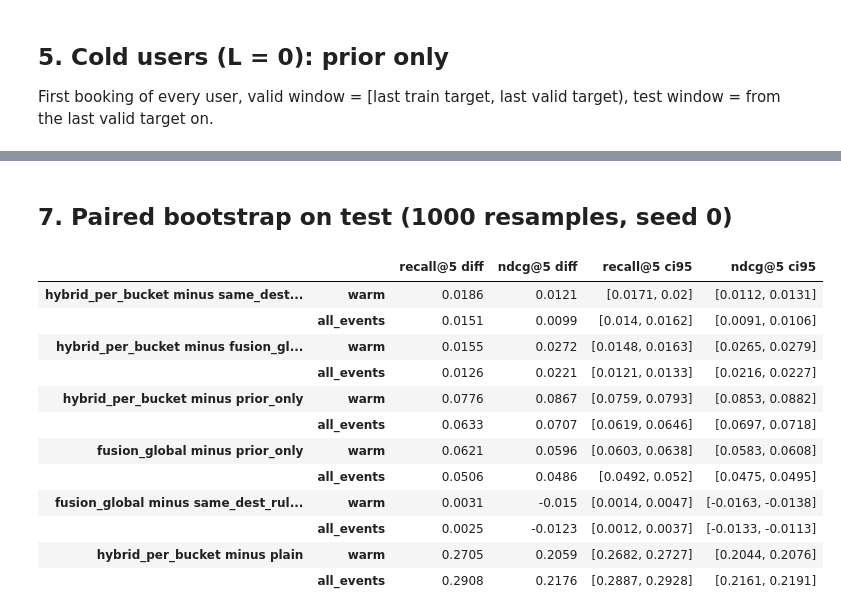
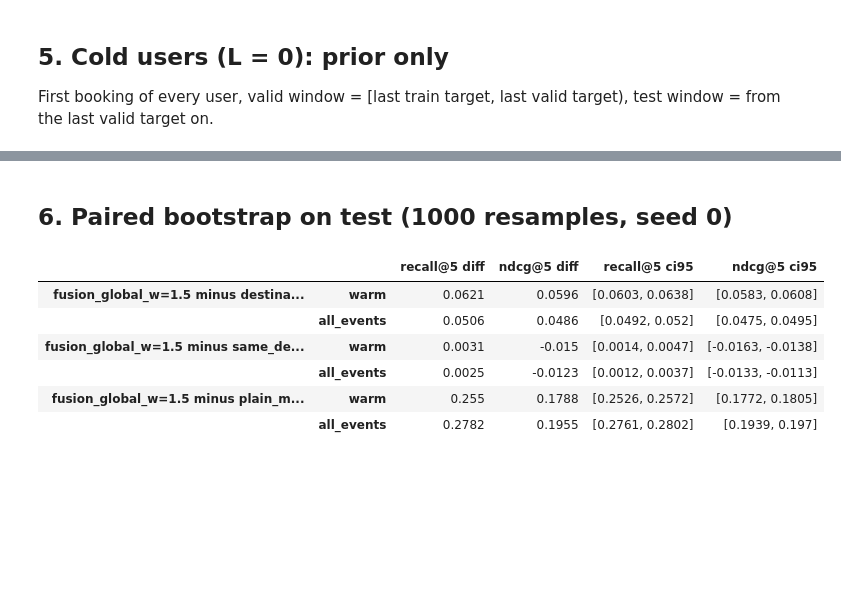
Before and after one commit to Quocker20/next-best-product-recommendation, a Jupyter notebook: notebooks/hospitality/smlp4rec/03_destination_prior.ipynb, the cells around one changed output, grey strips where cells are left out. Drawn from its saved outputs; the diff is of its cells as text; code cells hidden in the pictures; blank space fills up the shorter version.

```diff
--- a/notebooks/hospitality/smlp4rec/03_destination_prior_hybrid.ipynb
+++ b/notebooks/hospitality/smlp4rec/03_destination_prior.ipynb
@@ -205,15 +203,6 @@ def model_logp(a: dict, batch: int = 8192) -> np.ndarray:
         s[:, 0] = float("-inf")
         out.append(torch.log_softmax(s, dim=1).numpy())
     return np.concatenate(out)
-
-
-def same_dest_matrix(a: dict) -> np.ndarray:
-    """(n, n_items) sum of 0.7^age over past bookings of each cluster at the query destination."""
-    s = np.zeros((len(a["y"]), n_items), np.float32)
-    for j in range(a["seq"].shape[1]):
-        idx = np.flatnonzero((j < a["length"]) & (a["h_dest"][:, j] == a["q_dest"]))
-        s[idx, a["seq"][idx, j]] += RECENCY ** (a["length"][idx] - 1 - j)
-    return s
 
 
 def same_dest_rule(a: dict, prior: np.ndarray) -> np.ndarray:
@@ -238,9 +227,9 @@ def fused(ml, pr, w) -> np.ndarray:
     return ml + (w[:, None] if w.ndim else w) * pr
 
 
-ml, pr, sd = {}, {}, {}
+ml, pr = {}, {}
 for sp, a in arr.items():
-    ml[sp], pr[sp], sd[sp] = model_logp(a), prior_logp(a["q_dest"]), same_dest_matrix(a)
+    ml[sp], pr[sp] = model_logp(a), prior_logp(a["q_dest"])
 
 ref01 = json.loads((RUN_DIR / "metrics.json").read_text(encoding="utf-8"))
 for sp in arr:
@@ -468,43 +349,42 @@ TEST, all events (warm + cold)
 # %% [markdown]
-## 7. Paired bootstrap on test (1000 resamples, seed 0)
+## 6. Paired bootstrap on test (1000 resamples, seed 0)
 # %%
+FKEY = f"fusion_global_w={best_global_w}"
 COMPARISONS = [
-    ("hybrid_per_bucket", "same_dest_rule (no model)"),
-    ("hybrid_per_bucket", "fusion_global"),
-    ("hybrid_per_bucket", "prior_only"),
-    ("fusion_global", "prior_only"),
-    ("fusion_global", "same_dest_rule (no model)"),
-    ("hybrid_per_bucket", "plain"),
+    (FKEY, "destination_prior_only"),
+    (FKEY, "same_dest_history_then_prior"),
+    (FKEY, "plain_model (w=0)"),
 ]
+
+
+def cold_for(key: str) -> np.ndarray:
+    """Cold rows: global popularity for the plain model (no cold handling), prior otherwise."""
+    return cold_rank["test"]["global" if key.startswith("plain") else "prior"]
+
+
 boot = {}
 for ka, kb in COMPARISONS:
-    ra, rb = warm_rank["test"][ka], warm_rank["test"][kb]
+    ra, rb = fusion_ranks["test"][ka], fusion_ranks["test"][kb]
     boot[f"{ka} minus {kb}"] = {
         "warm": paired_bootstrap(ra, rb, k=5),
         "all_events": paired_bootstrap(
-            np.concatenate([ra, cold_for(ka, "test")]), np.concatenate([rb, cold_for(kb, "test")]), k=5
+            np.concatenate([ra, cold_for(ka)]), np.concatenate([rb, cold_for(kb)]), k=5
         ),
     }
 pd.DataFrame(
     {
         (k, scope): {f"{m} diff": v[scope][m]["diff"] for m in ("recall@5", "ndcg@5")}
         | {f"{m} ci95": v[scope][m]["ci95"] for m in ("recall@5", "ndcg@5")}
         for k, v in boot.items()
         for scope in ("warm", "all_events")
     }
 ).T
 # %% [output]
 |  |  | recall@5 diff | ndcg@5 diff | recall@5 ci95 | ndcg@5 ci95 |
-| hybrid_per_bucket minus same_dest... | warm | 0.0186 | 0.0121 | [0.0171, 0.02] | [0.0112, 0.0131] |
-|  | all_events | 0.0151 | 0.0099 | [0.014, 0.0162] | [0.0091, 0.0106] |
-| hybrid_per_bucket minus fusion_gl... | warm | 0.0155 | 0.0272 | [0.0148, 0.0163] | [0.0265, 0.0279] |
-|  | all_events | 0.0126 | 0.0221 | [0.0121, 0.0133] | [0.0216, 0.0227] |
-| hybrid_per_bucket minus prior_only | warm | 0.0776 | 0.0867 | [0.0759, 0.0793] | [0.0853, 0.0882] |
-|  | all_events | 0.0633 | 0.0707 | [0.0619, 0.0646] | [0.0697, 0.0718] |
-| fusion_global minus prior_only | warm | 0.0621 | 0.0596 | [0.0603, 0.0638] | [0.0583, 0.0608] |
+| fusion_global_w=1.5 minus destina... | warm | 0.0621 | 0.0596 | [0.0603, 0.0638] | [0.0583, 0.0608] |
 |  | all_events | 0.0506 | 0.0486 | [0.0492, 0.052] | [0.0475, 0.0495] |
-| fusion_global minus same_dest_rul... | warm | 0.0031 | -0.015 | [0.0014, 0.0047] | [-0.0163, -0.0138] |
+| fusion_global_w=1.5 minus same_de... | warm | 0.0031 | -0.015 | [0.0014, 0.0047] | [-0.0163, -0.0138] |
 |  | all_events | 0.0025 | -0.0123 | [0.0012, 0.0037] | [-0.0133, -0.0113] |
-| hybrid_per_bucket minus plain | warm | 0.2705 | 0.2059 | [0.2682, 0.2727] | [0.2044, 0.2076] |
-|  | all_events | 0.2908 | 0.2176 | [0.2887, 0.2928] | [0.2161, 0.2191] |
+| fusion_global_w=1.5 minus plain_m... | warm | 0.255 | 0.1788 | [0.2526, 0.2572] | [0.1772, 0.1805] |
+|  | all_events | 0.2782 | 0.1955 | [0.2761, 0.2802] | [0.1939, 0.197] |
 # %% [markdown]
```
Also changed, not shown: parts of 9 cells of this notebook, 23 other files.
